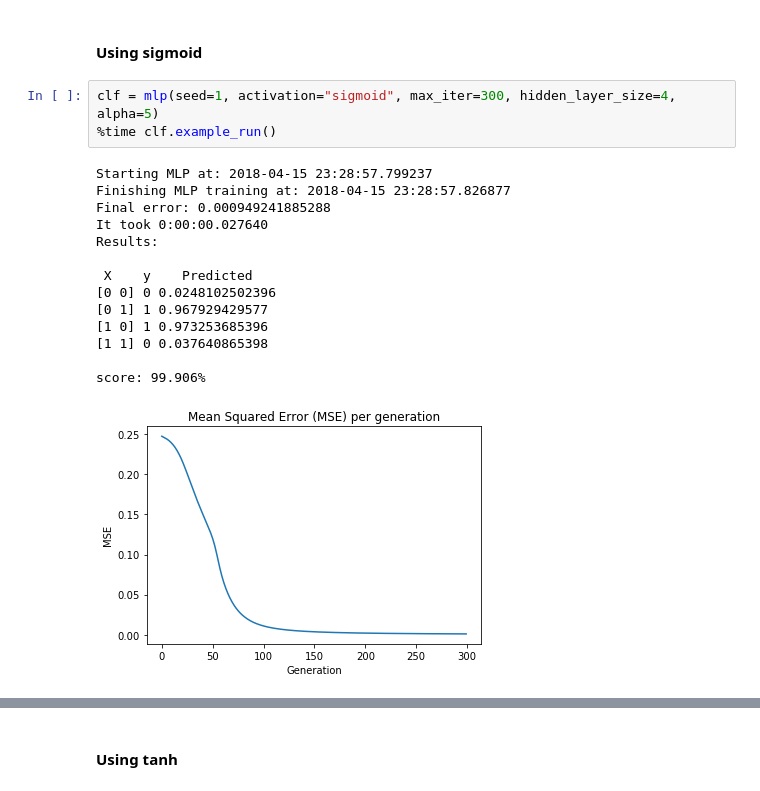
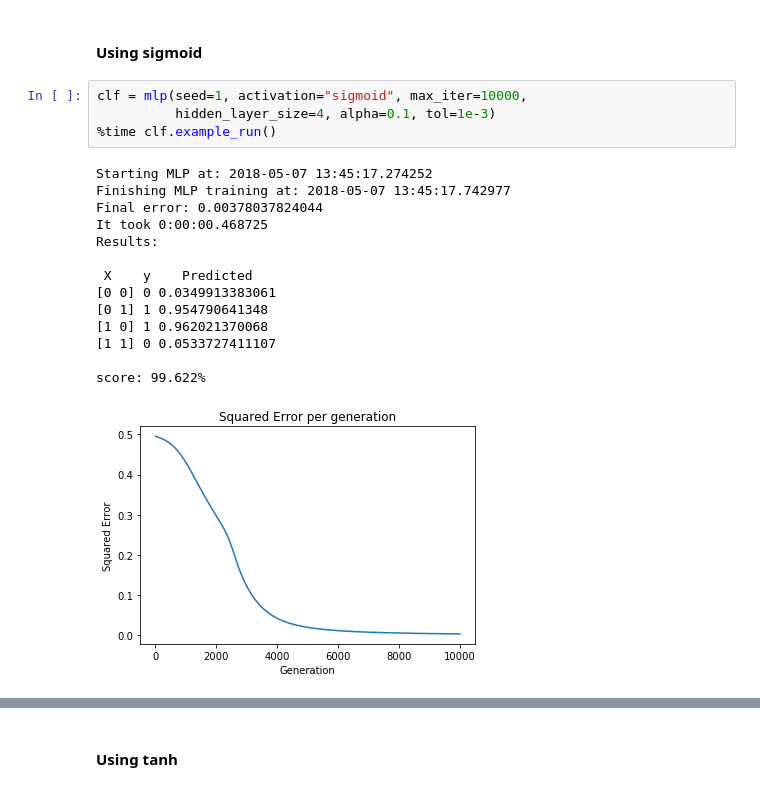
Before and after one commit to ithallojunior/sistemas_inteligentes1, a Jupyter notebook: XOR/xor.ipynb, the cells around one changed output, grey strips where cells are left out. Saved outputs shown, nothing was run; the diff lists cells and outputs as text.

```diff
--- a/XOR/xor.ipynb
+++ b/XOR/xor.ipynb
@@ -185,20 +200,21 @@ class mlp():
 # %% [markdown]
 #### Using sigmoid
 # %%
-clf = mlp(seed=1, activation="sigmoid", max_iter=300, hidden_layer_size=4, alpha=5)
+clf = mlp(seed=1, activation="sigmoid", max_iter=10000,
+          hidden_layer_size=4, alpha=0.1, tol=1e-3)
 %time clf.example_run()
 # %% [output]
-Starting MLP at: 2018-04-15 23:28:57.799237
-Finishing MLP training at: 2018-04-15 23:28:57.826877
-Final error: 0.000949241885288
-It took 0:00:00.027640
+Starting MLP at: 2018-05-07 13:45:17.274252
+Finishing MLP training at: 2018-05-07 13:45:17.742977
+Final error: 0.00378037824044
+It took 0:00:00.468725
 Results:
 
  X    y    Predicted
-[0 0] 0 0.0248102502396
-[0 1] 1 0.967929429577
-[1 0] 1 0.973253685396
-[1 1] 0 0.037640865398
+[0 0] 0 0.0349913383061
+[0 1] 1 0.954790641348
+[1 0] 1 0.962021370068
+[1 1] 0 0.0533727411107
 
-score: 99.906%
+score: 99.622%
-[figure, old version]
+[figure, new version]
```
Also changed, not shown: parts of 7 cells of this notebook, 6 other files.
